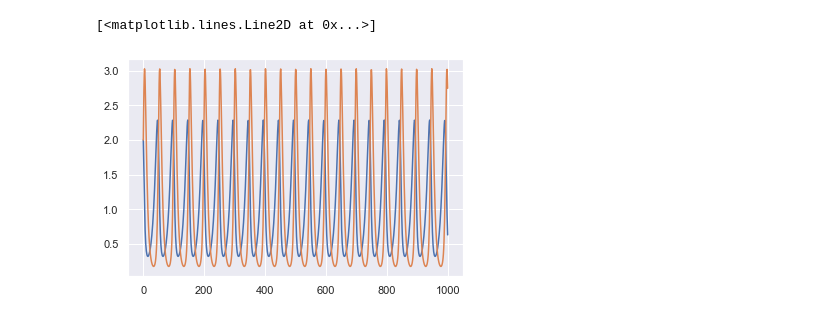
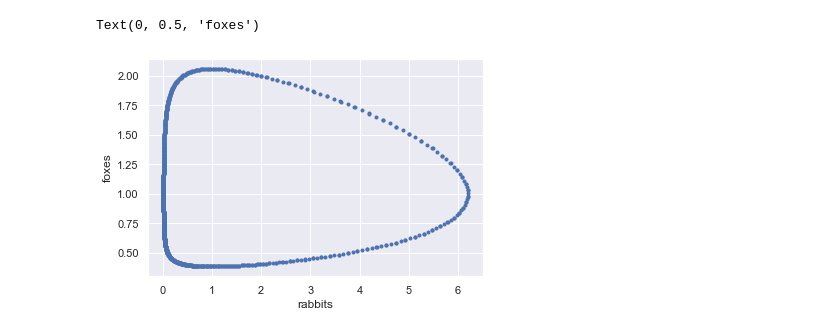
Before and after one commit to sbeeler/BIOL301_Fall2022, a Jupyter notebook: _sources/HW3_solutions.ipynb, the cells around one changed output. Cells and saved outputs as stored; diff of their text form; code cells hidden in the pictures.

```diff
--- a/_sources/HW3_solutions.ipynb
+++ b/_sources/HW3_solutions.ipynb
@@ -178,25 +134,0 @@ def double_log_rhs(xy, t, r1, r2, K1, K2, b1, b2):
-# %%
-# Time points we want for the solution
-t = np.linspace(0, 100, 1000)
-
-# Initial condition
-xy_0 = np.array([100, 10 ])
-
-# Parameters
-r1 = 0.2
-r2 = 0.1
-K1 = 1000
-K2 = 500
-b1 = 0.1
-b2 = 0.01
-
-# Package parameters into a tuple
-args = (r1, r2, K1, K2, b1, b2)
-
-# Integrate ODES
-xy = scipy.integrate.odeint(double_log_rhs, xy_0, t, args=args)
-# %%
-xy
-x = xy[:,0]
-y = xy[:,1]
-plt.plot(x,y,'.')
@@ -252,7 +180,7 @@ xyz[:,0][2]
 # %%
 def LV_PP_rhs(xy, t, mu):
     """
-    Right hand side for lotka-volterra
+    Right hand side for lotka-volterra, predator-prey model
     """
 
     # Unpack x and y
@@ -275,10 +203,10 @@ t = np.linspace(0, 100, 1000)
 xy_0 = np.array([2, 2])
 
 # Parameters
-mu=2
+mu=0.1
 
 # Package parameters into a tuple
 args = (mu,)
 
 # Integrate ODES
-xy = scipy.integrate.odeint(LV_PP_rhs, xy_0, t, (mu,))
+xy = scipy.integrate.odeint(LV_PP_rhs, xy_0, t, args)
@@ -285,6 +221,7 @@ xy = scipy.integrate.odeint(LV_PP_rhs, xy_0, t, (mu,))
 # %%
-plt.plot(xy[:,0])
-plt.plot(xy[:,1])
+plt.plot(xy[:,0], xy[:,1], '.')
+plt.xlabel("rabbits")
+plt.ylabel("foxes")
 # %% [output]
-[<matplotlib.lines.Line2D at 0x...>]
+Text(0, 0.5, 'foxes')
-[figure, old version]
+[figure, new version]
```
Also changed, not shown: parts of 36 cells of this notebook, 20 other files.
